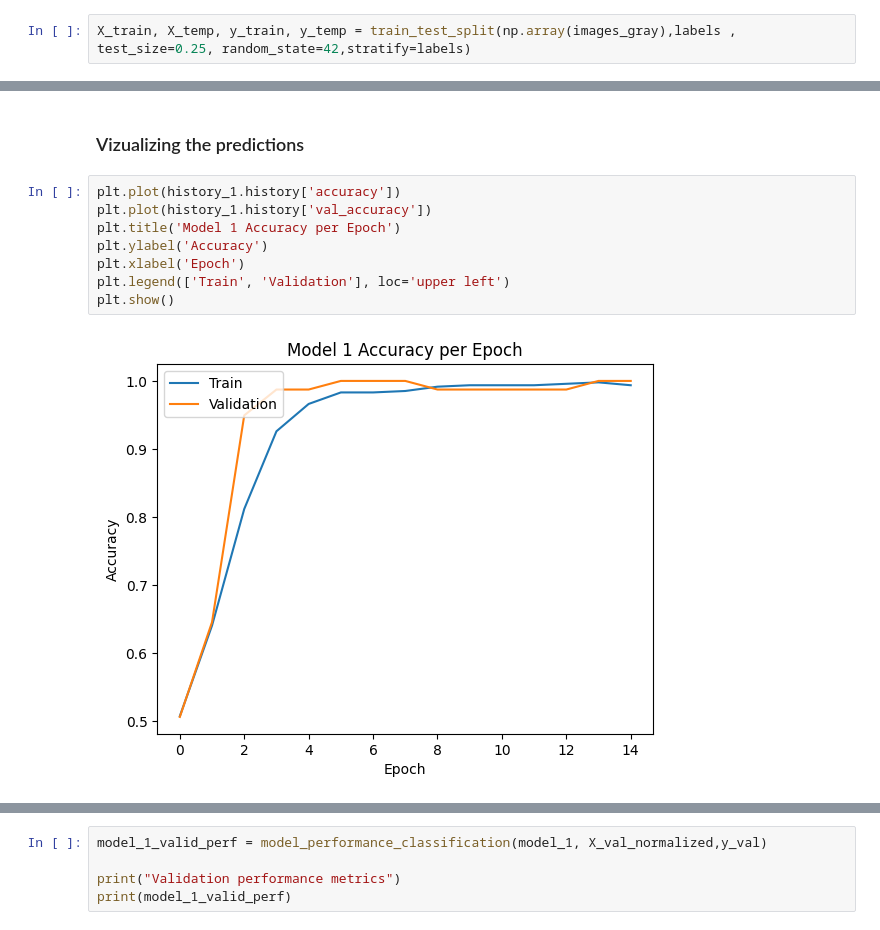
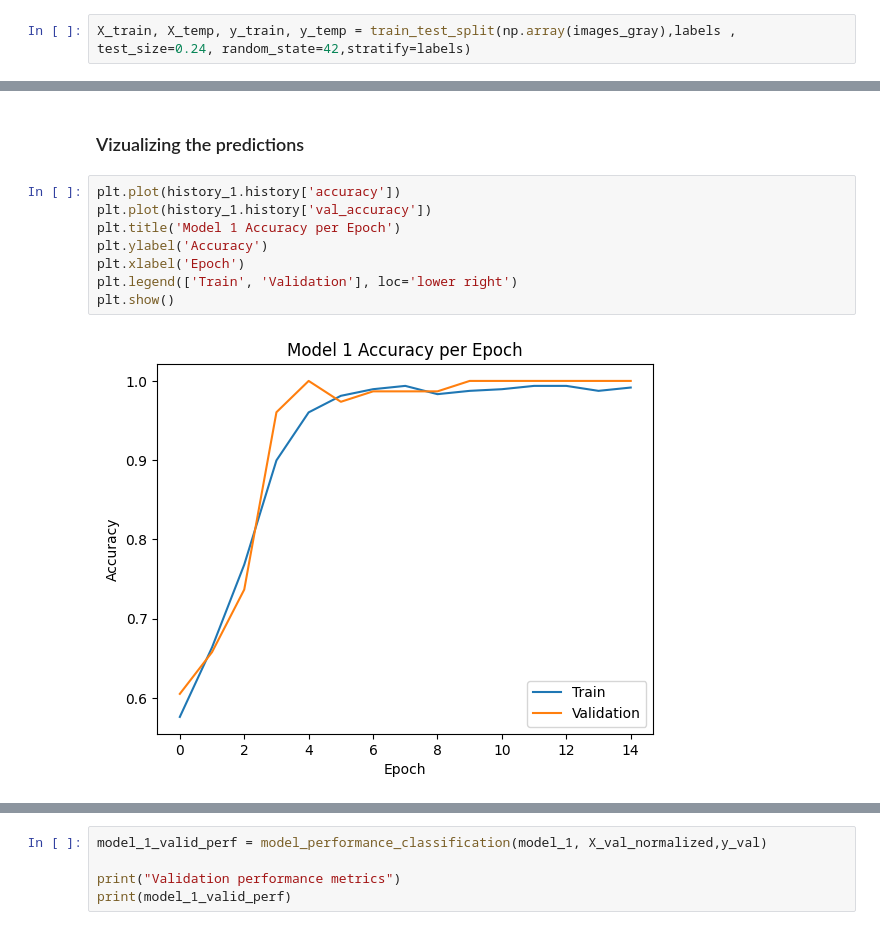
Before and after one commit to cmurray4492/PythonWork, a Jupyter notebook: UT_Austin/Computer Vision Intro/Project/HelmNet_Full_Code -cdm.ipynb, the cells around one changed output, grey strips where cells are left out. Saved outputs shown, nothing was run; the diff lists cells and outputs as text.

```diff
--- a/UT_Austin/Computer Vision Intro/Project/HelmNet_Full_Code -cdm.ipynb
+++ b/UT_Austin/Computer Vision Intro/Project/HelmNet_Full_Code -cdm.ipynb
@@ -185,7 +191,7 @@ print(images_gray[0].shape)   # converted grayscale image
 # %% [markdown]
 ## Split Dataset
 # %%
-X_train, X_temp, y_train, y_temp = train_test_split(np.array(images_gray),labels , test_size=0.25, random_state=42,stratify=labels)
+X_train, X_temp, y_train, y_temp = train_test_split(np.array(images_gray),labels , test_size=0.24, random_state=42,stratify=labels)
 # %%
 X_val, X_test, y_val, y_test = train_test_split(X_temp,y_temp , test_size=0.5, random_state=42,stratify=y_temp)
 # %%
@@ -363,13 +368,13 @@ Epoch 15/15
 # %%
 plt.plot(history_1.history['accuracy'])
 plt.plot(history_1.history['val_accuracy'])
 plt.title('Model 1 Accuracy per Epoch')
 plt.ylabel('Accuracy')
 plt.xlabel('Epoch')
-plt.legend(['Train', 'Validation'], loc='upper left')
+plt.legend(['Train', 'Validation'], loc='lower right')
 plt.show()
 # %% [output]
-[figure, old version]
+[figure, new version]
 # %%
 model_1_train_perf = model_performance_classification(model_1, X_train_normalized,y_train)
 
```
Also changed, not shown: parts of 49 cells of this notebook.
